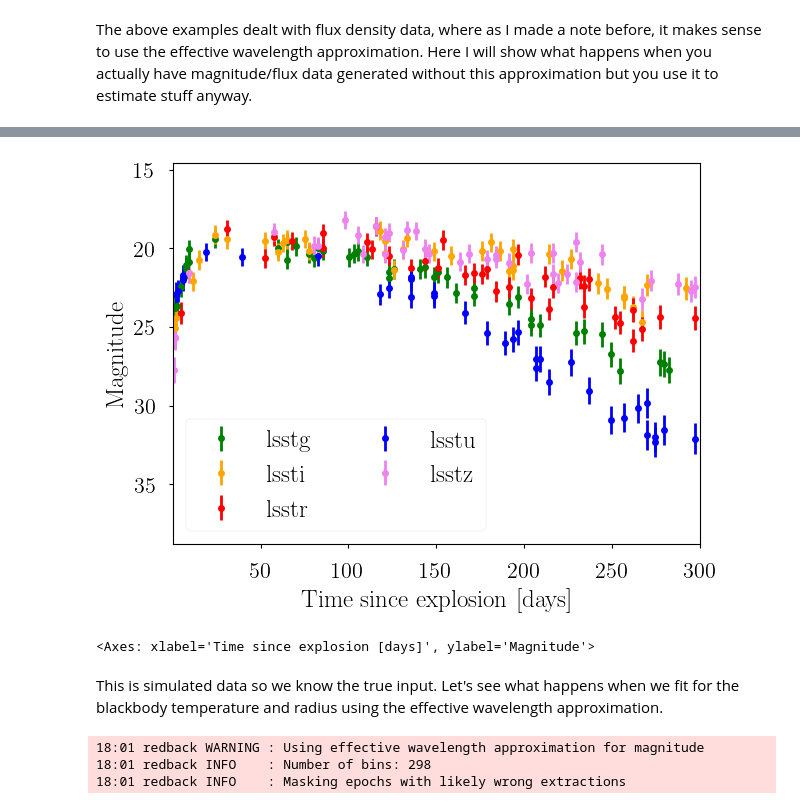
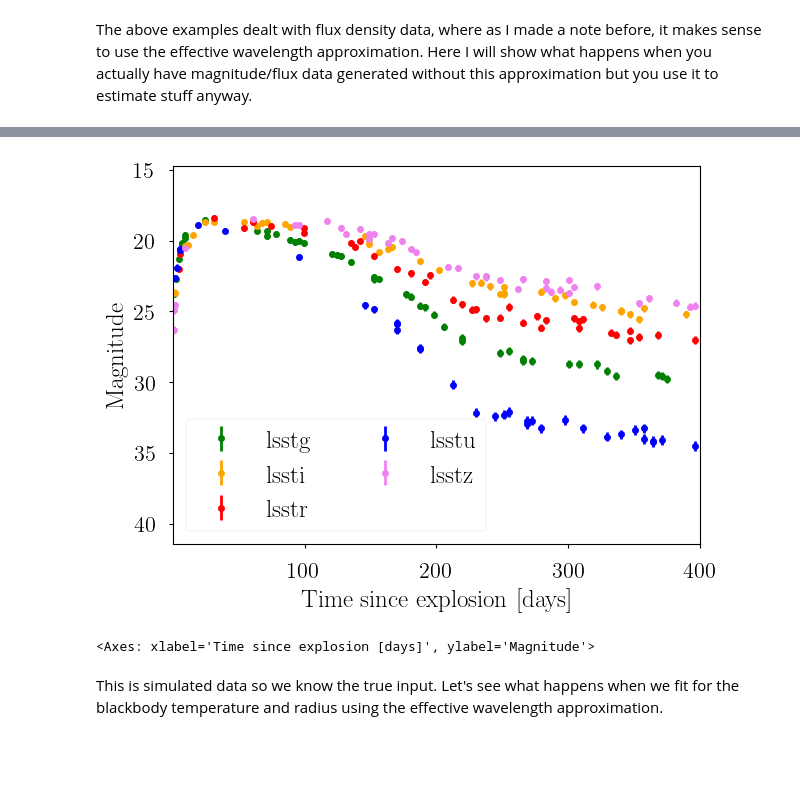
Before and after one commit to nikhil-sarin/redback, a Jupyter notebook: examples/estimating_blackbody_properties_with_redback.ipynb, the cells around one changed output, grey strips where cells are left out. Cells and saved outputs as stored; diff of their text form; code cells hidden in the pictures; blank space fills up the shorter version.

```diff
--- a/examples/estimating_blackbody_properties_with_redback.ipynb
+++ b/examples/estimating_blackbody_properties_with_redback.ipynb
@@ -281,13 +283,18 @@ kernel_T = np.var(df_bb['temperature'].values) * kernels.Matern32Kernel(metric=1
 kernel_R = np.var(df_bb['radius'].values) * kernels.Matern32Kernel(metric=1.0)
 
 # Use the analysis module and also return a nice plot of everything.
+# lets also plot the 3sigma interval instead
 gp_T, gp_R, fig, axes = redback.analysis.fit_temperature_and_radius_gp(data=df_bb,
                                                                       kernelT=kernel_T,
                                                                       kernelR=kernel_R,
-                                                                      plot=True)
+                                                                      plot=True,
+                                                                      sigma_to_plot=3)
 # Because we actually know the true values here, lets add that in.
 axes[0].plot(times, photo.photosphere_temperature, color='black', label='Truth')
 axes[1].plot(times, photo.r_photosphere, color='black', label='Truth')
+
+# axes[0].plot(times, gp_T.)
+
 axes[0].legend()
 axes[1].legend()
 axes[0].set_xlim(10, 150)
@@ -309,8 +316,6 @@ Considering those errorbars are one sigma, and the GP is a just super quick opti
 # %% [markdown]
 The above examples dealt with flux density data, where as I made a note before, it makes sense to use the effective wavelength approximation. Here I will show what happens when you actually have magnitude/flux data generated without this approximation but you use it to estimate stuff anyway.
 # %%
-# Same as before but with number of data points reduced
-
 np.random.seed(126)
 
 bands = ['lsstg', 'lsstr', 'lssti', 'lsstu', 'lsstz']
@@ -320,13 +325,13 @@ band_colors = {'lsstg':'green', 'lsstr':'red',
                 'lssti':'orange', 'lsstu':'blue', 'lsstz':'violet'}
 
 times = np.geomspace(0.5, 50, 20)
-times = np.append(times, np.linspace(50, 300, 100))
+times = np.append(times, np.linspace(50, 400, 100))
 kappa = 0.07
 kappa_gamma = 0.1
 mej = 3
-vej = 5000
-nickel_mass = 1.5
-tf = 2200
+vej = 8000
+nickel_mass = 2.5
+tf = 2100
 f_nickel = nickel_mass/mej
 output_format = 'magnitude'
 model_kwargs = {'output_format':output_format, 'bands':bands}
@@ -348,7 +353,7 @@ photo = TemperatureFloor(times, luminosity=lbol_a, vej=vej, temperature_floor=tf
 
 kn_obs = SimulateGenericTransient(model='arnett', parameters=parameters, times=times,
                                   data_points=num_of_data_points, model_kwargs=model_kwargs,
-                                 multiwavelength_transient=True, noise_term=0.03)
+                                 multiwavelength_transient=True, noise_term=0.01)
 
 transient = redback.transient.Kilonova(name='my_kilonova',
                                        magnitude=kn_obs.data['output'].values,
@@ -357,5 +362,5 @@ transient = redback.transient.Kilonova(name='my_kilonova',
                                       magnitude_err=kn_obs.data['output_error'].values,
                                       bands=kn_obs.data['band'].values,
                                        redshift=parameters['redshift'])
-transient.plot_data(band_colors=band_colors, ms=5, xlim_high=300)
+transient.plot_data(band_colors=band_colors, ms=5, xlim_high=400)
 # %% [output]
@@ -364,10 +369,4 @@ transient.plot_data(band_colors=band_colors, ms=5, xlim_high=300)
-[figure, old version]
+[figure, new version]
 <Axes: xlabel='Time since explosion [days]', ylabel='Magnitude'>
 # %% [markdown]
 This is simulated data so we know the true input. Let's see what happens when we fit for the blackbody temperature and radius using the effective wavelength approximation.
-# %%
-df_bb = transient.estimate_bb_params(distance=distance, use_eff_wavelength=True)
-# %% [output]
-18:01 redback WARNING : Using effective wavelength approximation for magnitude
-18:01 redback INFO    : Number of bins: 298
-18:01 redback INFO    : Masking epochs with likely wrong extractions
```
Also changed, not shown: parts of 23 cells of this notebook, 4 other files.
